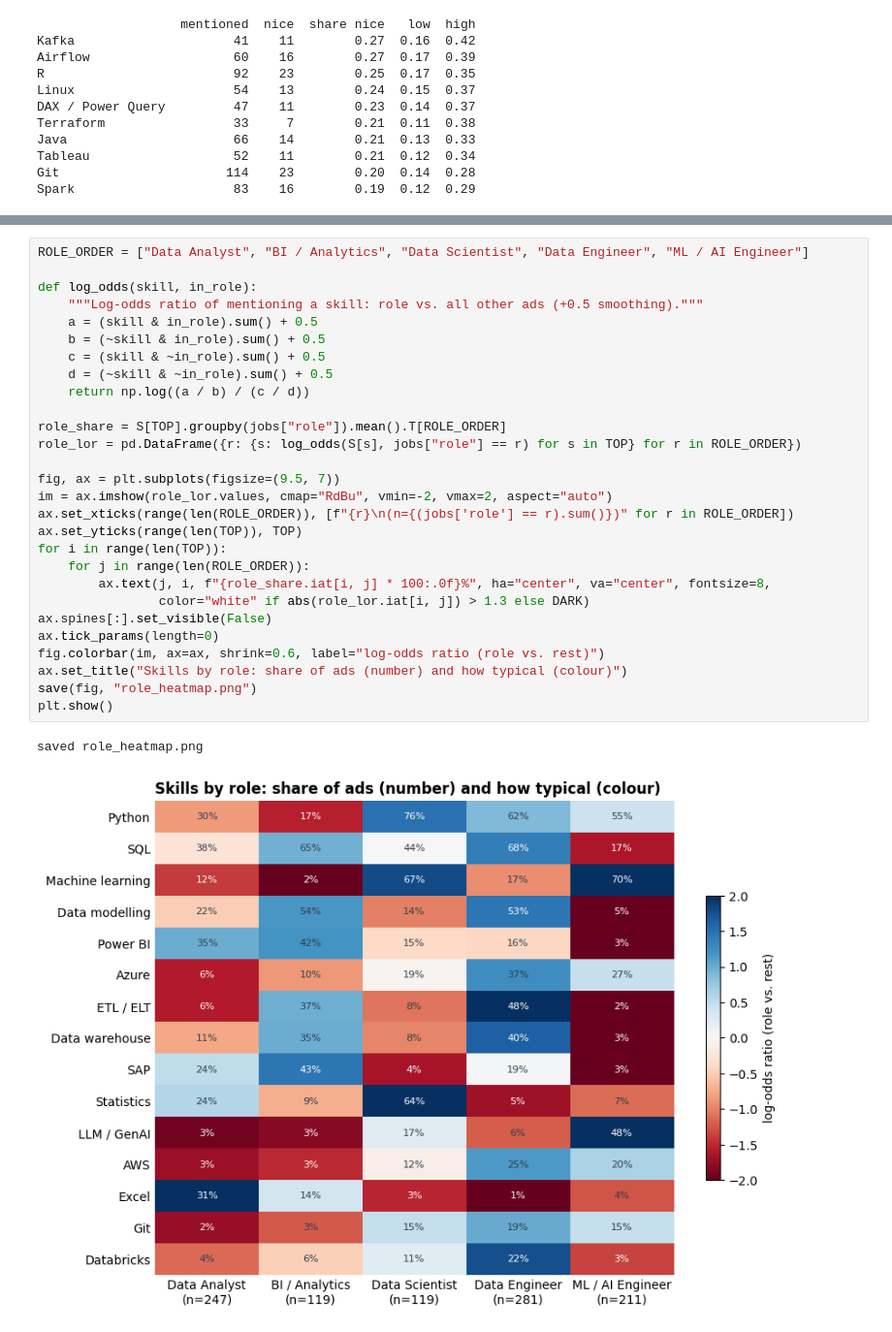
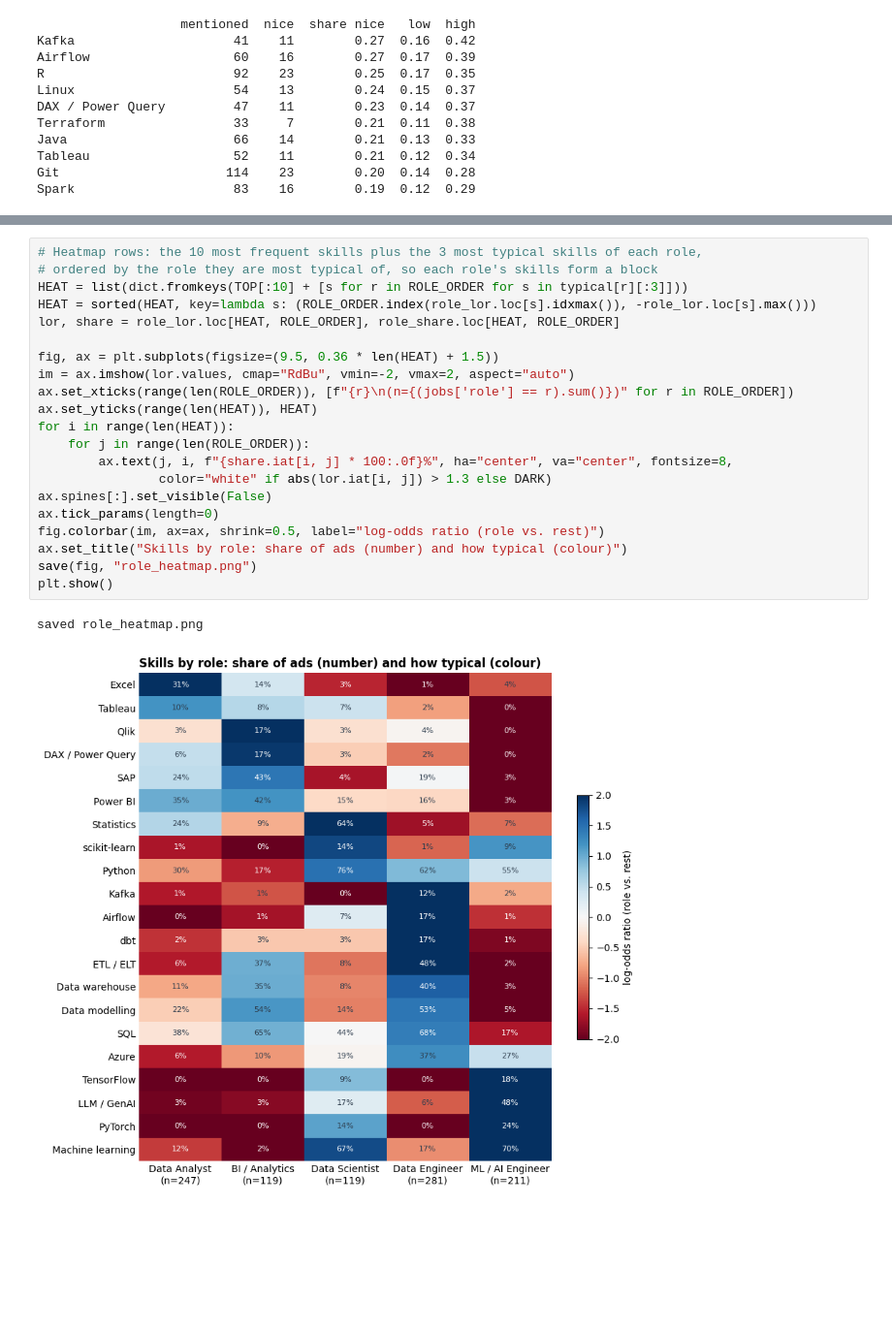
Before and after one commit to zeqizhao12/data-job-ad-nlp-de, a Jupyter notebook: notebooks/04_analysis.ipynb, the cells around one changed output, grey strips where cells are left out. Shown at 97% size. Saved outputs shown, nothing was run; the diff lists cells and outputs as text; blank space fills up the shorter version.

Commit message:
Ad language (two methods, 7/7 checked), German threshold at 'fließend', robustness checks, effect sizes, improved heatmap

```diff
--- a/notebooks/04_analysis.ipynb
+++ b/notebooks/04_analysis.ipynb
@@ -192,31 +222,24 @@ The +0.5 smoothing avoids division by zero for rare skills. "Other data role" is
 # %%
-ROLE_ORDER = ["Data Analyst", "BI / Analytics", "Data Scientist", "Data Engineer", "ML / AI Engineer"]
+# Heatmap rows: the 10 most frequent skills plus the 3 most typical skills of each role,
+# ordered by the role they are most typical of, so each role's skills form a block
+HEAT = list(dict.fromkeys(TOP[:10] + [s for r in ROLE_ORDER for s in typical[r][:3]]))
+HEAT = sorted(HEAT, key=lambda s: (ROLE_ORDER.index(role_lor.loc[s].idxmax()), -role_lor.loc[s].max()))
+lor, share = role_lor.loc[HEAT, ROLE_ORDER], role_share.loc[HEAT, ROLE_ORDER]
 
-def log_odds(skill, in_role):
-    """Log-odds ratio of mentioning a skill: role vs. all other ads (+0.5 smoothing)."""
-    a = (skill & in_role).sum() + 0.5
-    b = (~skill & in_role).sum() + 0.5
-    c = (skill & ~in_role).sum() + 0.5
-    d = (~skill & ~in_role).sum() + 0.5
-    return np.log((a / b) / (c / d))
-
-role_share = S[TOP].groupby(jobs["role"]).mean().T[ROLE_ORDER]
-role_lor = pd.DataFrame({r: {s: log_odds(S[s], jobs["role"] == r) for s in TOP} for r in ROLE_ORDER})
-
-fig, ax = plt.subplots(figsize=(9.5, 7))
-im = ax.imshow(role_lor.values, cmap="RdBu", vmin=-2, vmax=2, aspect="auto")
+fig, ax = plt.subplots(figsize=(9.5, 0.36 * len(HEAT) + 1.5))
+im = ax.imshow(lor.values, cmap="RdBu", vmin=-2, vmax=2, aspect="auto")
 ax.set_xticks(range(len(ROLE_ORDER)), [f"{r}\n(n={(jobs['role'] == r).sum()})" for r in ROLE_ORDER])
-ax.set_yticks(range(len(TOP)), TOP)
-for i in range(len(TOP)):
+ax.set_yticks(range(len(HEAT)), HEAT)
+for i in range(len(HEAT)):
     for j in range(len(ROLE_ORDER)):
-        ax.text(j, i, f"{role_share.iat[i, j] * 100:.0f}%", ha="center", va="center", fontsize=8,
-                color="white" if abs(role_lor.iat[i, j]) > 1.3 else DARK)
+        ax.text(j, i, f"{share.iat[i, j] * 100:.0f}%", ha="center", va="center", fontsize=8,
+                color="white" if abs(lor.iat[i, j]) > 1.3 else DARK)
 ax.spines[:].set_visible(False)
 ax.tick_params(length=0)
-fig.colorbar(im, ax=ax, shrink=0.6, label="log-odds ratio (role vs. rest)")
+fig.colorbar(im, ax=ax, shrink=0.5, label="log-odds ratio (role vs. rest)")
 ax.set_title("Skills by role: share of ads (number) and how typical (colour)")
 save(fig, "role_heatmap.png")
 plt.show()
 # %% [output]
 saved role_heatmap.png
-[figure, old version]
+[figure, new version]
```
Also changed, not shown: parts of 24 cells of this notebook, 7 other files.
